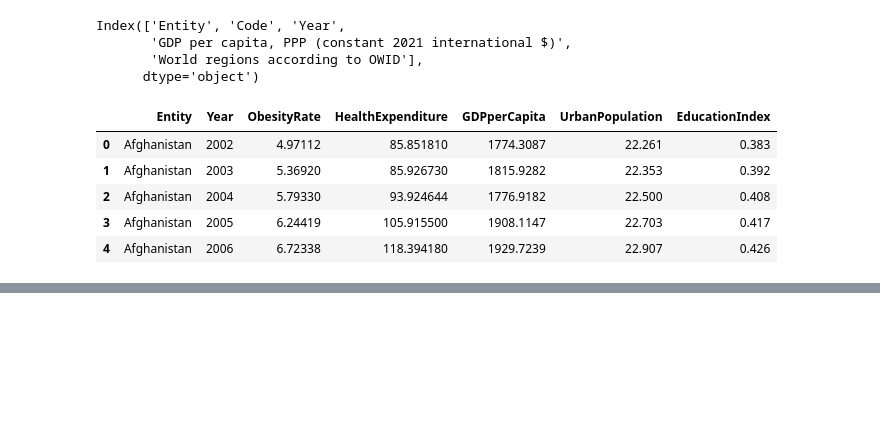
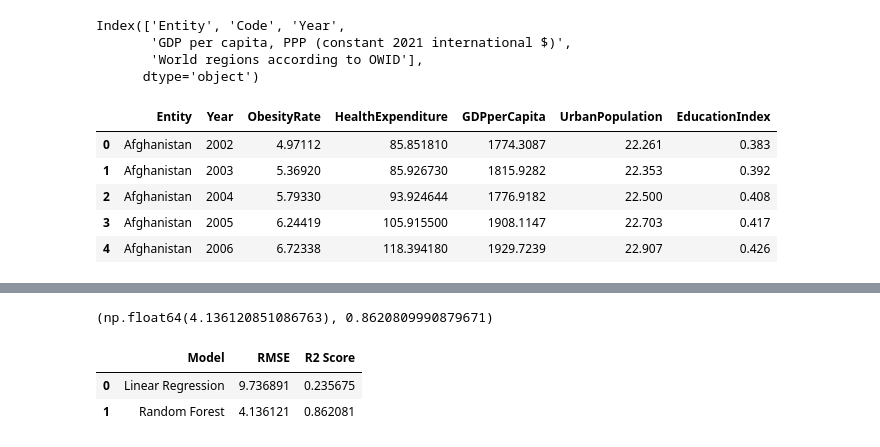
Before and after one commit to Duru880/HealthExpenditure-and-Obesity, a Jupyter notebook: EDA_and_Hypothesis.ipynb, the cells around one changed output, grey strips where cells are left out. Drawn from its saved outputs; the diff is of its cells as text; code cells hidden in the pictures; blank space fills up the shorter version.

```diff
--- a/EDA_and_Hypothesis.ipynb
+++ b/EDA_and_Hypothesis.ipynb
@@ -509,0 +497,47 @@ os.getcwd()
+# %%
+# =============================================================
+# MACHINE LEARNING MODELING: RANDOM FOREST REGRESSION
+#
+# Random Forest is a non-linear ensemble model that can capture
+# complex relationships between variables.
+# This model is used to compare performance with Linear Regression.
+# =============================================================
+
+from sklearn.ensemble import RandomForestRegressor
+
+# Train Random Forest model
+rf = RandomForestRegressor(
+    n_estimators=200,
+    random_state=42,
+    n_jobs=-1
+)
+
+rf.fit(X_train, y_train)
+
+# Predictions on test set
+y_pred_rf = rf.predict(X_test)
+
+# Evaluation metrics
+mse_rf = mean_squared_error(y_test, y_pred_rf)
+rmse_rf = np.sqrt(mse_rf)
+r2_rf = r2_score(y_test, y_pred_rf)
+
+rmse_rf, r2_rf
+# %% [output]
+(np.float64(4.136120851086763), 0.8620809990879671)
+# %%
+# =============================================================
+# MODEL COMPARISON SUMMARY
+# =============================================================
+
+comparison_df = pd.DataFrame({
+    "Model": ["Linear Regression", "Random Forest"],
+    "RMSE": [rmse_lr, rmse_rf],
+    "R2 Score": [r2_lr, r2_rf]
+})
+
+comparison_df
+# %% [output]
+|  | Model | RMSE | R2 Score |
+| 0 | Linear Regression | 9.736891 | 0.235675 |
+| 1 | Random Forest | 4.136121 | 0.862081 |
```
Also changed, not shown: parts of 17 cells of this notebook, 4 other files.
